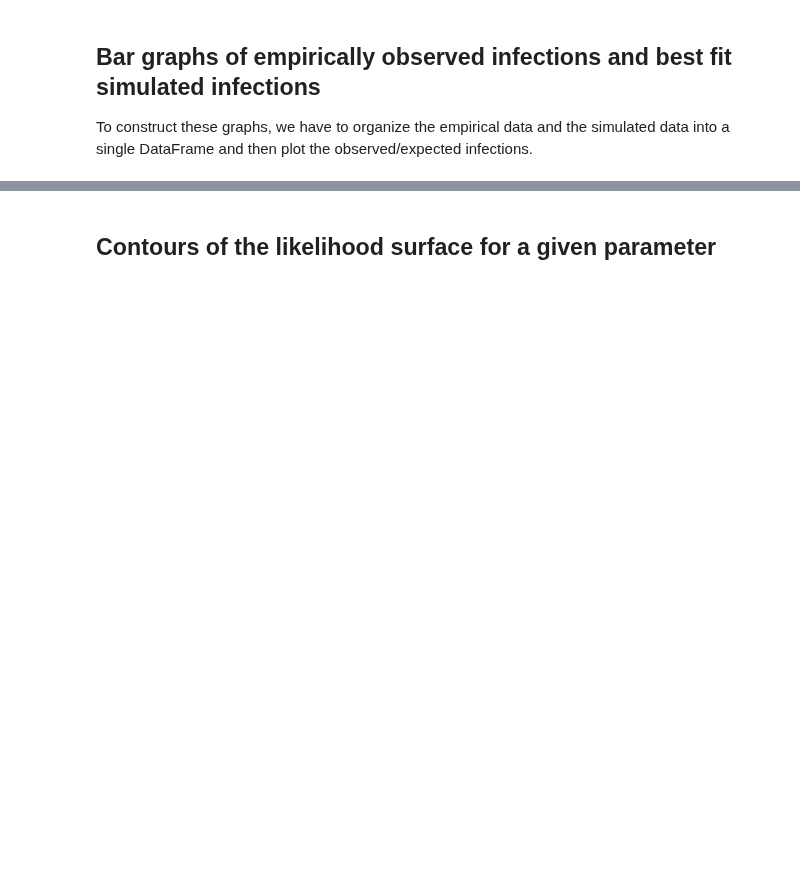
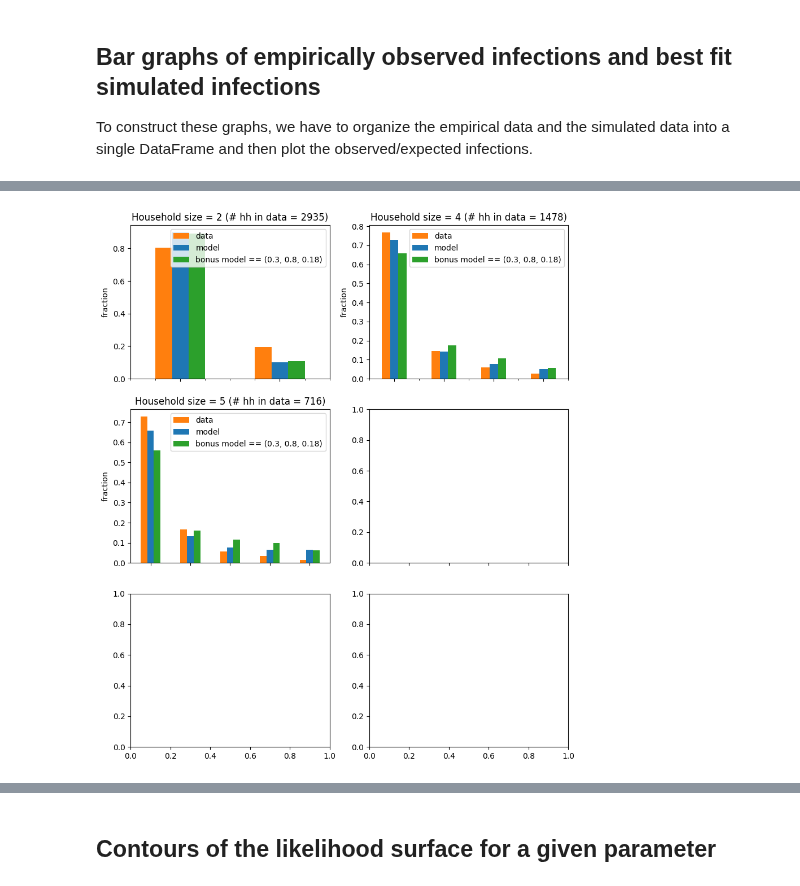
Before and after one commit to tanderson11/householdheterogeneity, a Jupyter notebook: notebooks/EmpiricalFits.ipynb, the cells around one changed output, grey strips where cells are left out. Drawn from its saved outputs; the diff is of its cells as text; code cells hidden in the pictures; blank space fills up the shorter version.

```diff
--- a/notebooks/EmpiricalFits.ipynb
+++ b/notebooks/EmpiricalFits.ipynb
@@ -56,8 +55,13 @@ ModuleNotFoundError: No module named 'likelihood'
 # %% [markdown]
 ## Loading empirical and simulated datasets
+# %%
+results_path = 'new_parameters/gillespie-s80-p80-SAR/beta_corrections'
+#results_path = 'epidemics/final/'
+#population_name = 'Ontario'
+population_name = 'Lyngse'
 # %%
 root = os.path.abspath('')
-results = recipes.Results.load(os.path.join(root, 'new_parameters/gillespie-s80-p80-SAR/beta_corrections'))
+results = recipes.Results.load(os.path.join(root, results_path))
 results.find_frequencies(inplace=True)
 
 keys = results.metadata.parameters
@@ -65,6 +71,5 @@ keys
 # %%
 # load the data as a pandas dataframe
-population_name = 'Ontario'
 if population_name == 'Ontario':
     empirical_df = os.path.join(root, "empirical/Ontario/empirical_df.parquet")
     empirical_df = pq.read_table(empirical_df).to_pandas()
@@ -85,6 +90,9 @@ elif population_name == 'Bnei Brak':
 elif population_name == 'Geneva':
     empirical_df = os.path.join(root, "empirical/geneva/empirical_df.parquet")
     empirical_df = pq.read_table(empirical_df).to_pandas()
+elif population_name == 'Lyngse':
+    empirical_df = os.path.join(root, "empirical/Lyngse/empirical_df.parquet")
+    empirical_df = pq.read_table(empirical_df).to_pandas()
 else:
     assert ValueError("population name is not recognized.")
 
@@ -194,15 +325,27 @@ empirical_frequencies
+# %%
+bonus_target = [x for x in mle]
+bonus_target[0] = 0.3
+bonus_target[2] = 0.18
+bonus_target = tuple(bonus_target)
+
+bonus_infections = results.df.loc[bonus_target]['frequency']
+bonus_infections.name = f"bonus model == {bonus_target}"
 # %%
 import matplotlib.pyplot as plt
+
 include_null = False
+include_bonus = True
 if include_null:
     combined_best_and_empirical = pd.concat([empirical_frequencies, best_fit_infections, null_fit_infections], axis=1)
+elif include_bonus:
+    combined_best_and_empirical = pd.concat([empirical_frequencies, best_fit_infections, bonus_infections], axis=1)
 else:
     combined_best_and_empirical = pd.concat([empirical_frequencies, best_fit_infections], axis=1)
 empirical_sizes = empirical_df.groupby('size').size()
 n_sizes = len(empirical_sizes.index.unique())
 
 which_sizes = empirical_sizes.index.unique()
-which_sizes = [2, 5, 8]
+which_sizes = [2, 4, 5, 8]
 
 vertical = True
 
@@ -223,34 +366,36 @@ ylims_by_household_size = {
 fig, axes = plt.subplots(nrows=n_rows, ncols=n_cols)
 axis_generator = (ax for ax in np.ravel(axes))
 cmap = plt.get_cmap("tab10")
-color_dict = {'model': cmap(0), 'data': cmap(1), 'null model':cmap(2)}
+color_dict = {'model': cmap(0), 'data': cmap(1), 'null model':cmap(2), bonus_infections.name:cmap(2)}
 for k,g in combined_best_and_empirical.groupby('size'):
     if k not in which_sizes:
         continue
     try:
         ax = next(axis_generator)
     except StopIteration:
         break
     try:
         title = f"Household size = {k} (# hh in data = {empirical_sizes[k]})"
     except KeyError:
         continue
     g = g.set_index(g.index.droplevel('size')) * empirical_sizes[k]
     g = g / g.sum()
     g.plot.bar(
         ax=ax,
         figsize=(5*n_cols,n_rows*4),
         title=title,
         xlabel="infections",
         ylabel="fraction",
         sharex=True,
         color=color_dict,
     ),
     if fixed_ylims:
         ax.set_ylim((0,  ylims_by_household_size[k]))
     #plt.ylim((0,6000))
 
 plt.savefig(f'./figures/{population_name}_data.pdf', dpi=400, bbox_inches='tight')
+# %% [output]
+[figure, added]
 # %%
 ecounts = empirical_counts.loc[0.0, 0.0, 0.0]
 (ecounts.groupby('size').sum()/(ecounts.groupby('size').sum().sum())).plot.bar(color='green')
```
Also changed, not shown: parts of 17 cells of this notebook, 12 other files.
